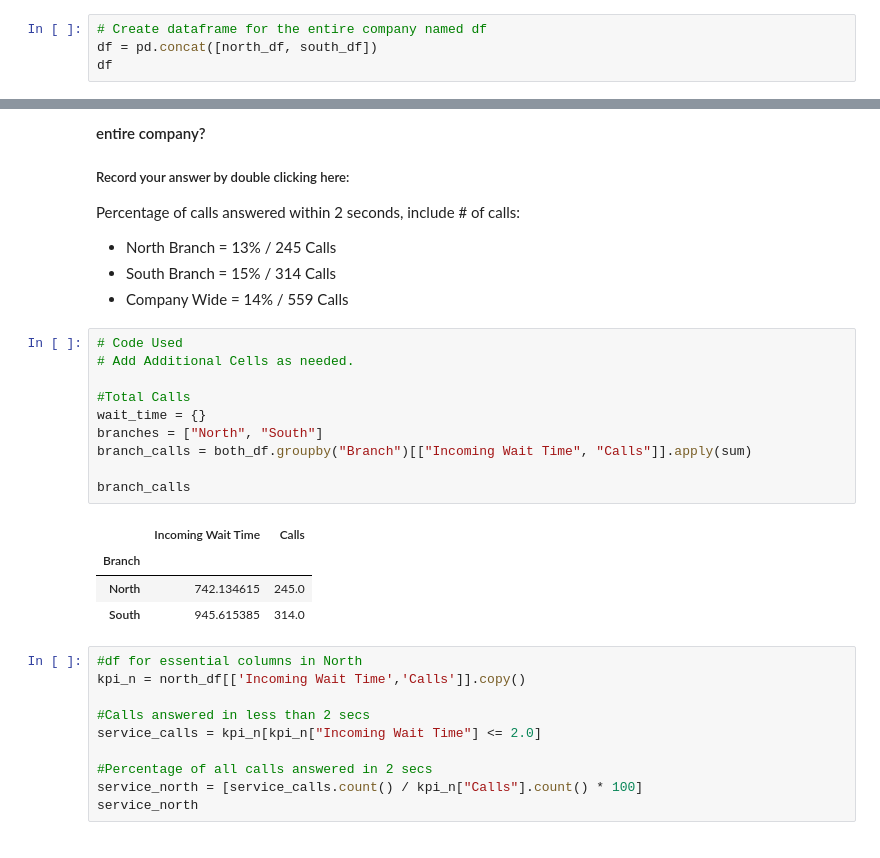
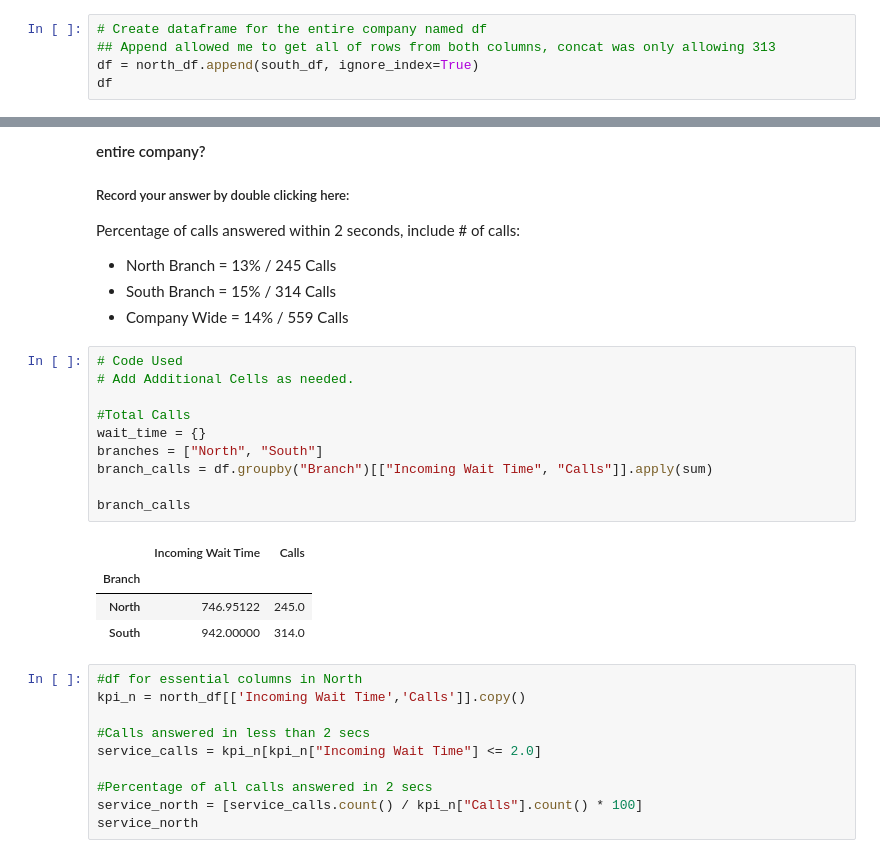
Before and after one commit to Kap19kp/Call_center_Assignment2, a Jupyter notebook: Call_Center_Cleanup.ipynb, the cells around one changed output, grey strips where cells are left out. Cells and saved outputs as stored; diff of their text form.

```diff
--- a/Call_Center_Cleanup.ipynb
+++ b/Call_Center_Cleanup.ipynb
@@ -443,7 +442,8 @@ Before you begin answering any questions, combine the two datasets together to c
 * Add additional code blocks as needed to show how you came to your conclusions. Add comments in your code blocks to help others understand your thinking. Record your answer by double clicking the below cell.
 # %%
 # Create dataframe for the entire company named df
-df = pd.concat([north_df, south_df])
+## Append allowed me to get all of rows from both columns, concat was only allowing 313
+df = north_df.append(south_df, ignore_index=True)
 df
 # %% [output]
 |  | Unnamed: 0 | Branch | Call Purpose | Time Block | Incoming or Outgoing | Queue | Rep ID | Sale | ... |
@@ -539,18 +543,18 @@ Percentage of calls answered within 2 seconds, include # of calls:
 # %%
 # Code Used
 # Add Additional Cells as needed.
 
 #Total Calls
 wait_time = {}
 branches = ["North", "South"]
-branch_calls = both_df.groupby("Branch")[["Incoming Wait Time", "Calls"]].apply(sum)
+branch_calls = df.groupby("Branch")[["Incoming Wait Time", "Calls"]].apply(sum)
 
 branch_calls
 # %% [output]
 |  | Incoming Wait Time | Calls |
 | Branch |  |  |
-| North | 742.134615 | 245.0 |
-| South | 945.615385 | 314.0 |
+| North | 746.95122 | 245.0 |
+| South | 942.00000 | 314.0 |
 # %%
 #df for essential columns in North
 kpi_n = north_df[['Incoming Wait Time','Calls']].copy()
```
Also changed, not shown: parts of 33 cells of this notebook.
